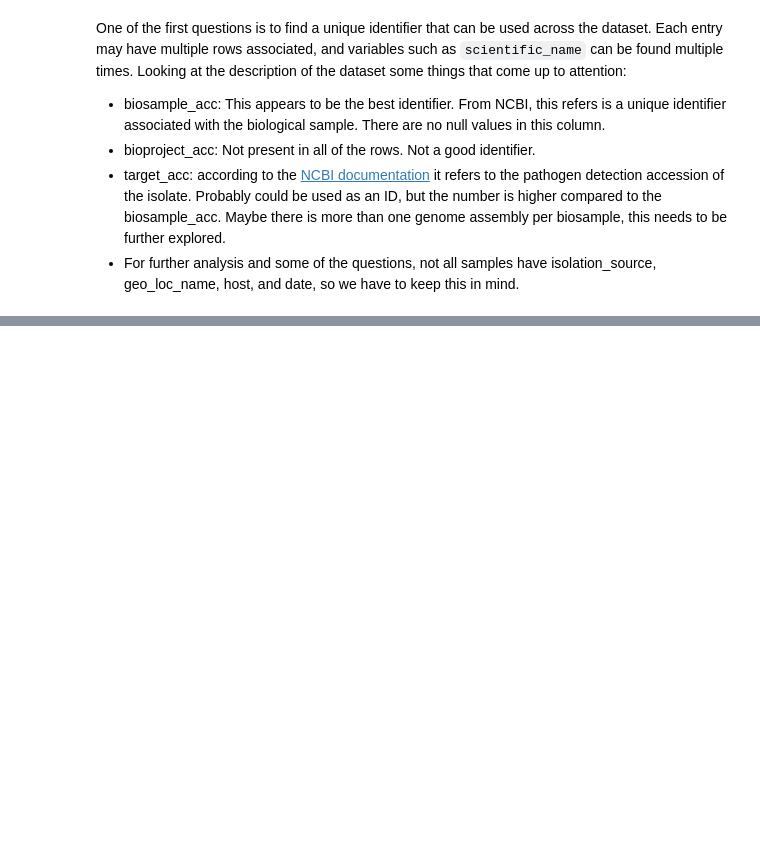
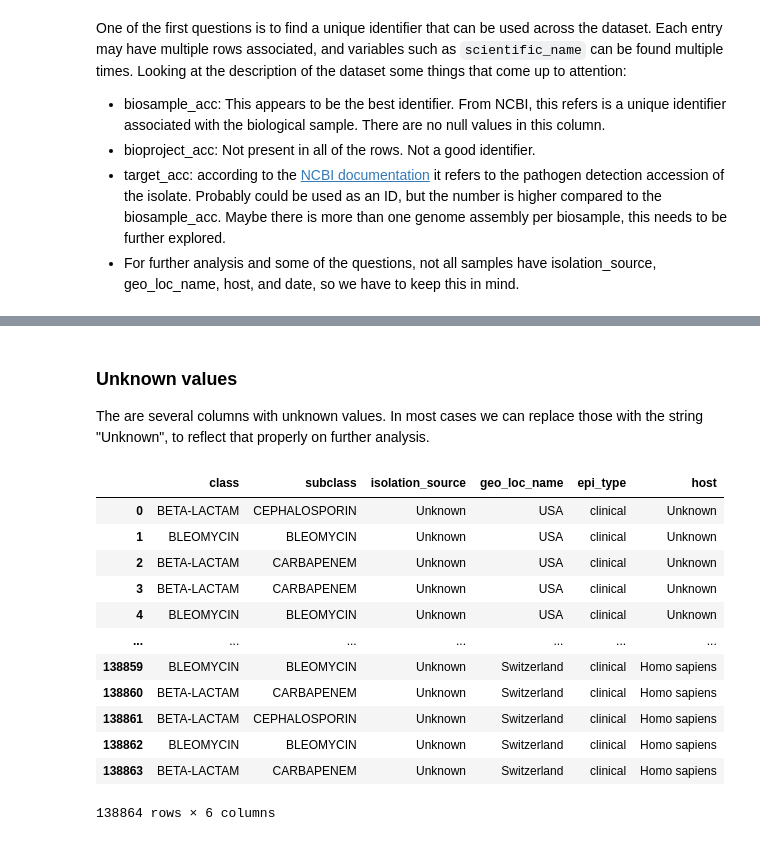
Before and after one commit to juanu/ndm-global, a Jupyter notebook: notebooks/1_DataExploration.ipynb, the cells around one changed output, grey strips where cells are left out. Drawn from its saved outputs; the diff is of its cells as text; code cells hidden in the pictures; blank space fills up the shorter version.

```diff
--- a/notebooks/1_DataExploration.ipynb
+++ b/notebooks/1_DataExploration.ipynb
@@ -95,0 +173,20 @@ One of the first questions is to find a unique identifier that can be used acros
+# %%
+# Create functon to parse the date
+def parse_date(date_str):
+    """
+    Parse a date string into a datetime object
+    """
+    if pd.isnull(date_str):
+        return None
+    try:
+        if len(date_str) == 4:
+            return datetime.strptime(date_str, '%Y').strftime('%Y')
+        elif len(date_str) == 7:
+            return datetime.strptime(date_str, '%Y-%m').strftime('%Y')
+        elif len(date_str) == 10:
+            return datetime.strptime(date_str, '%Y-%m-%d').strftime('%Y')
+    except ValueError:
+        return None
+
+# Apply the function to the collection_date column
+df["year"] = df["collection_date"].apply(parse_date)
@@ -95,0 +208,20 @@ One of the first questions is to find a unique identifier that can be used acros
+# %% [markdown]
+### Unknown values
+
+The are several columns with unknown values. In most cases we can replace those with the string "Unknown", to reflect that properly on further analysis.
+# %%
+df[["class", "subclass", "isolation_source", "geo_loc_name", "epi_type", "host"]].fillna("Unknown", inplace=True)
+# %% [output]
+|  | class | subclass | isolation_source | geo_loc_name | epi_type | host |
+| 0 | BETA-LACTAM | CEPHALOSPORIN | Unknown | USA | clinical | Unknown |
+| 1 | BLEOMYCIN | BLEOMYCIN | Unknown | USA | clinical | Unknown |
+| 2 | BETA-LACTAM | CARBAPENEM | Unknown | USA | clinical | Unknown |
+| 3 | BETA-LACTAM | CARBAPENEM | Unknown | USA | clinical | Unknown |
+| 4 | BLEOMYCIN | BLEOMYCIN | Unknown | USA | clinical | Unknown |
+| ... | ... | ... | ... | ... | ... | ... |
+| 138859 | BLEOMYCIN | BLEOMYCIN | Unknown | Switzerland | clinical | Homo sapiens |
+| 138860 | BETA-LACTAM | CARBAPENEM | Unknown | Switzerland | clinical | Homo sapiens |
+| 138861 | BETA-LACTAM | CEPHALOSPORIN | Unknown | Switzerland | clinical | Homo sapiens |
+| 138862 | BLEOMYCIN | BLEOMYCIN | Unknown | Switzerland | clinical | Homo sapiens |
+| 138863 | BETA-LACTAM | CARBAPENEM | Unknown | Switzerland | clinical | Homo sapiens |
+138864 rows × 6 columns
```
Also changed, not shown: parts of 10 cells of this notebook.
